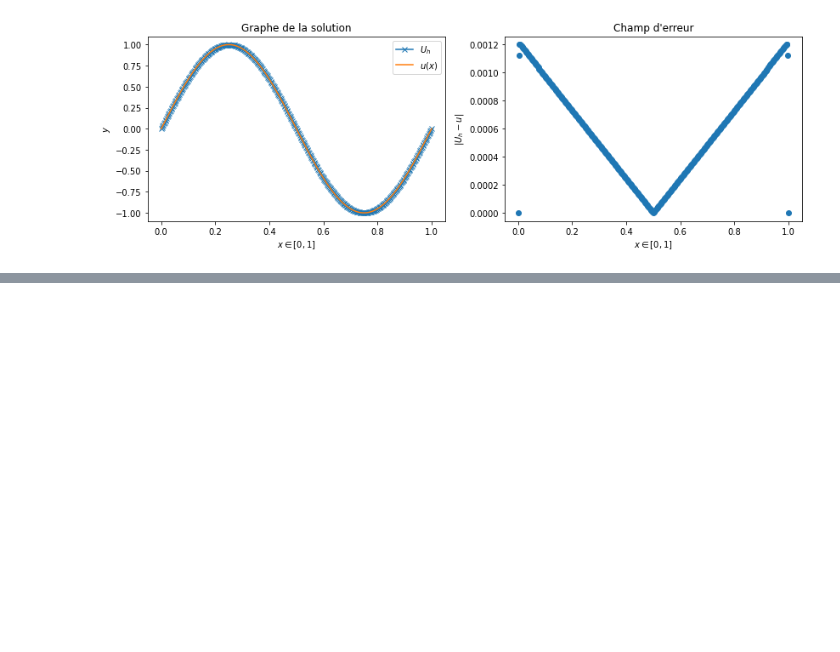
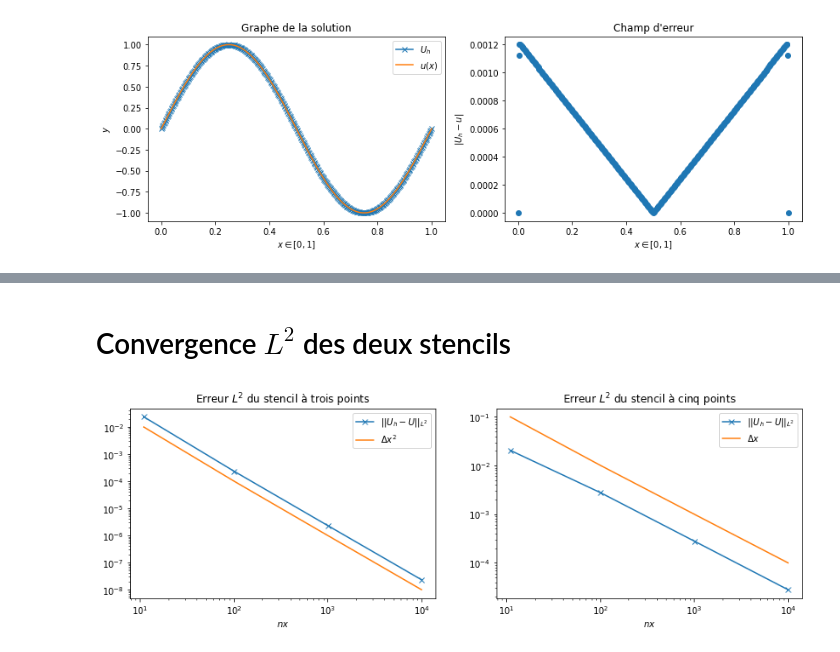
Before and after one commit to julienVLNT/python-sandbox, a Jupyter notebook: EDP/poisson1D.ipynb, the cells around one changed output, grey strips where cells are left out. Saved outputs shown, nothing was run; the diff lists cells and outputs as text; code cells hidden in the pictures; blank space fills up the shorter version.

```diff
--- a/EDP/poisson1D.ipynb
+++ b/EDP/poisson1D.ipynb
@@ -130,0 +210,63 @@ pyplot.show()
+# %% [markdown]
+# Convergence $L^2$ des deux stencils
+# %%
+def troisPoints(dx, nx):
+    "Assemble l'opérateur laplacien discret par le stencil à trois points."
+    A = - 2 * numpy.eye(nx-2) + numpy.diag(numpy.ones(nx-3),1) + numpy.diag(numpy.ones(nx-3), -1)
+    A = - A / dx**2
+    return A
+
+def cinqPoints(dx, nx):
+    "Assemble l'opérateur laplacien discret par le stencil à cinq points."
+    A = - 30 * numpy.eye(nx-2) + 16 * numpy.diag(numpy.ones(nx-3), 1) + 16 * numpy.diag(numpy.ones(nx-3),-1) - \
+    numpy.diag(numpy.ones(nx-4), 2) - numpy.diag(numpy.ones(nx-4),-2)
+
+    A = - A / (12*dx**2)
+    return A
+
+xg = 0
+xd = 1
+dx_ = numpy.array([10**(-i) for i in range(1,5)])
+nx_ = numpy.int_( (xd-xg) / dx_ ) + 1
+err = numpy.zeros((2, dx_.shape[0]))
+
+for i, (dx, nx) in enumerate(zip(dx_, nx_)):
+
+    Ox = numpy.linspace(xg, xd, nx)
+    U  = u(Ox)
+    b  = f(Ox[1:-1])
+
+    Uh3 = numpy.zeros(nx)
+    A3  = troisPoints(dx, nx)
+    Uh3[1:-1] = numpy.linalg.solve(A3, b)
+    Uh3[0]  = 0
+    Uh3[-1] = 0
+
+    err[0, i] = numpy.sqrt(dx) * numpy.linalg.norm(U-Uh3, 2)
+
+    Uh5 = numpy.zeros(nx)
+    A5  = cinqPoints(dx, nx)
+    Uh5[1:-1] = numpy.linalg.solve(A5, b)
+    Uh5[0]  = 0
+    Uh5[-1] = 0
+
+    err[1, i] = numpy.sqrt(dx) * numpy.linalg.norm(U-Uh5, 2)
+
+fig, ax, = pyplot.subplots(1, 2)
+fig.set_figwidth(2.3 * fig.get_figwidth())
+
+ax[0].loglog(nx_, err[0,:], label="$|| U_h - U ||_{L^2}$", marker='x')
+ax[0].loglog(nx_, dx_**2, label="$\Delta x^2$")
+ax[0].legend()
+ax[0].set_title("Erreur $L^2$ du stencil à trois points")
+ax[0].set_xlabel("$nx$")
+
+ax[1].loglog(nx_, err[1,:], label="$|| U_h - U ||_{L^2}$", marker='x')
+ax[1].loglog(nx_, dx_, label="$\Delta x$")
+ax[1].legend()
+ax[1].set_title("Erreur $L^2$ du stencil à cinq points")
+ax[1].set_xlabel("$nx$")
+
+pyplot.show()
+# %% [output]
+[figure, added]
```
Also changed, not shown: parts of 8 cells of this notebook.
